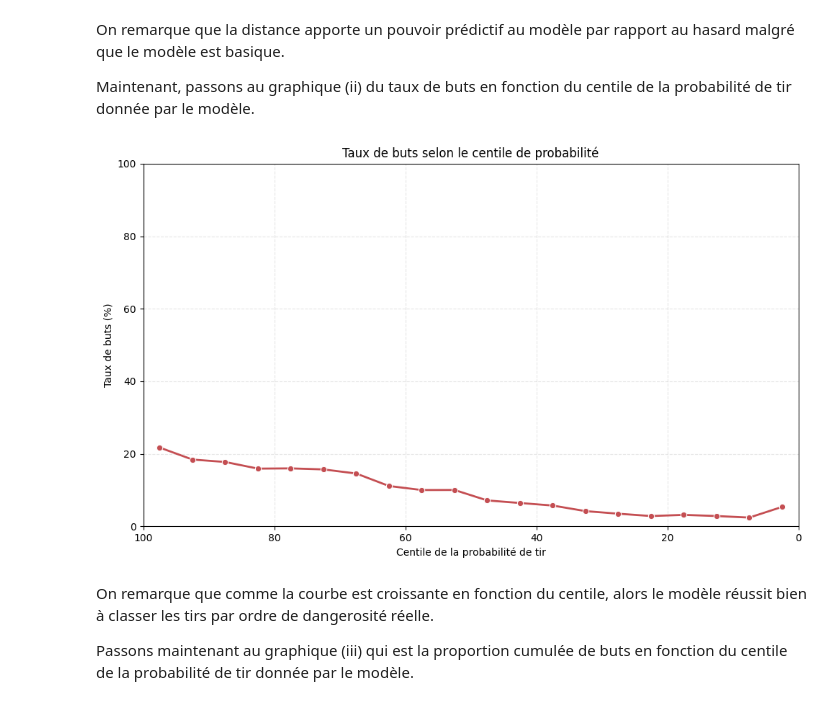
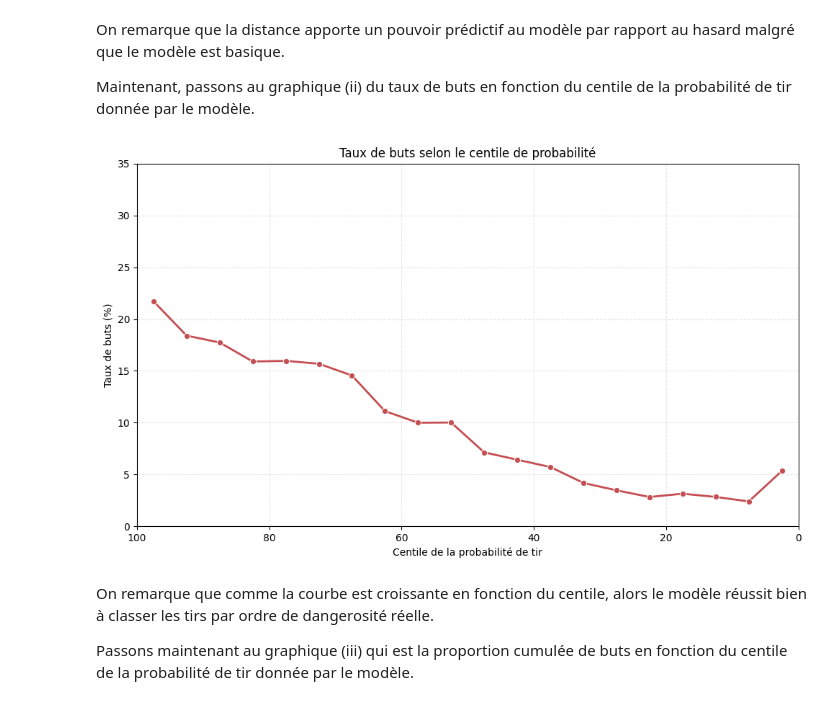
Before and after one commit to Tong3410976/IFT3700_Projet1, a Jupyter notebook: notebooks/07_bases_models.ipynb, the cells around one changed output. Cells and saved outputs as stored; diff of their text form; code cells hidden in the pictures.

Commit message:
ajout des derniers graphiques

```diff
--- a/notebooks/07_bases_models.ipynb
+++ b/notebooks/07_bases_models.ipynb
@@ -130,35 +130,35 @@ X_graph = val_clean.copy()
 X_graph["Y_score_prob"] = Y_score_dist
 X_graph["centile_score"] = X_graph["Y_score_prob"].rank(pct=True) * 100
 X_graph["centiles_bins"] = pd.cut(X_graph["centile_score"],
                                             bins= list(range(0, 105, 5)),
                                             include_lowest=True
                                             ).apply(lambda x: x.mid if pd.notna(x) else np.nan)
 
 rate_per_centile = (X_graph.groupby("centiles_bins", observed=True)["is_goal"].agg(["mean", "count"]).reset_index())
 rate_per_centile["mean"] = rate_per_centile["mean"]*100
 
 fig, ax = plt.subplots(figsize=(10, 6))
 
 sns.lineplot(
     data=rate_per_centile,
     x="centiles_bins",
     y="mean",
     marker="o",
     color="#C44E52",
     linewidth=2,
     ax=ax
 )
 ax.set_title("Taux de buts selon le centile de probabilité")
 ax.set_xlabel("Centile de la probabilité de tir")
 ax.invert_xaxis()
 ax.set_xlim(100, 0)
 ax.set_ylabel("Taux de buts (%)")
-ax.set_ylim(0, 100)
+ax.set_ylim(0, 35)
 ax.grid(True, linestyle="--", alpha=0.3)
 plt.tight_layout()
 plt.show()
 # %% [output]
-[figure, old version]
+[figure, new version]
 # %% [markdown]
 On remarque que comme la courbe est croissante en fonction du centile, alors le modèle réussit bien à classer les tirs par ordre de dangerosité réelle.
 
```
Also changed, not shown: parts of 9 cells of this notebook.
